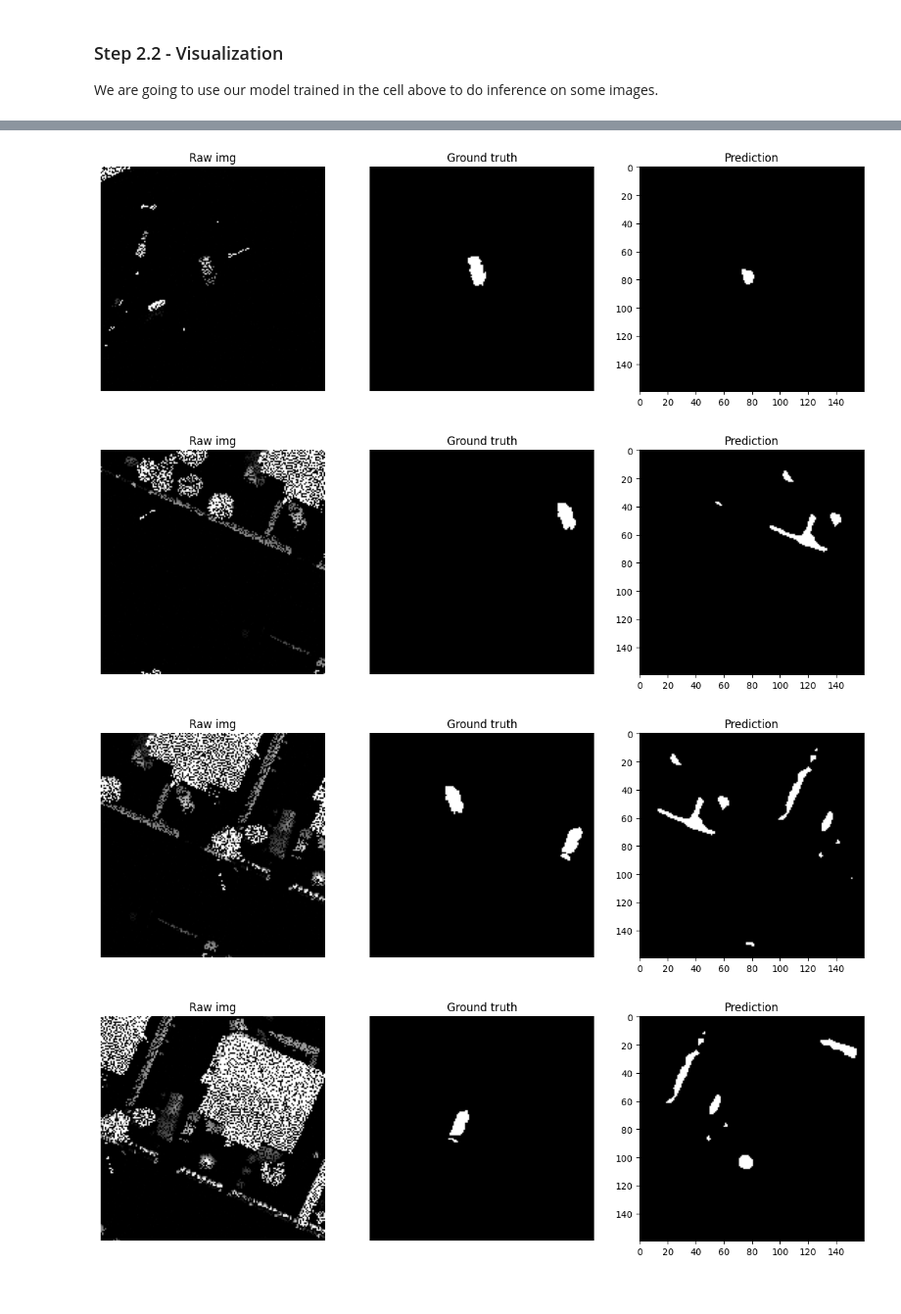
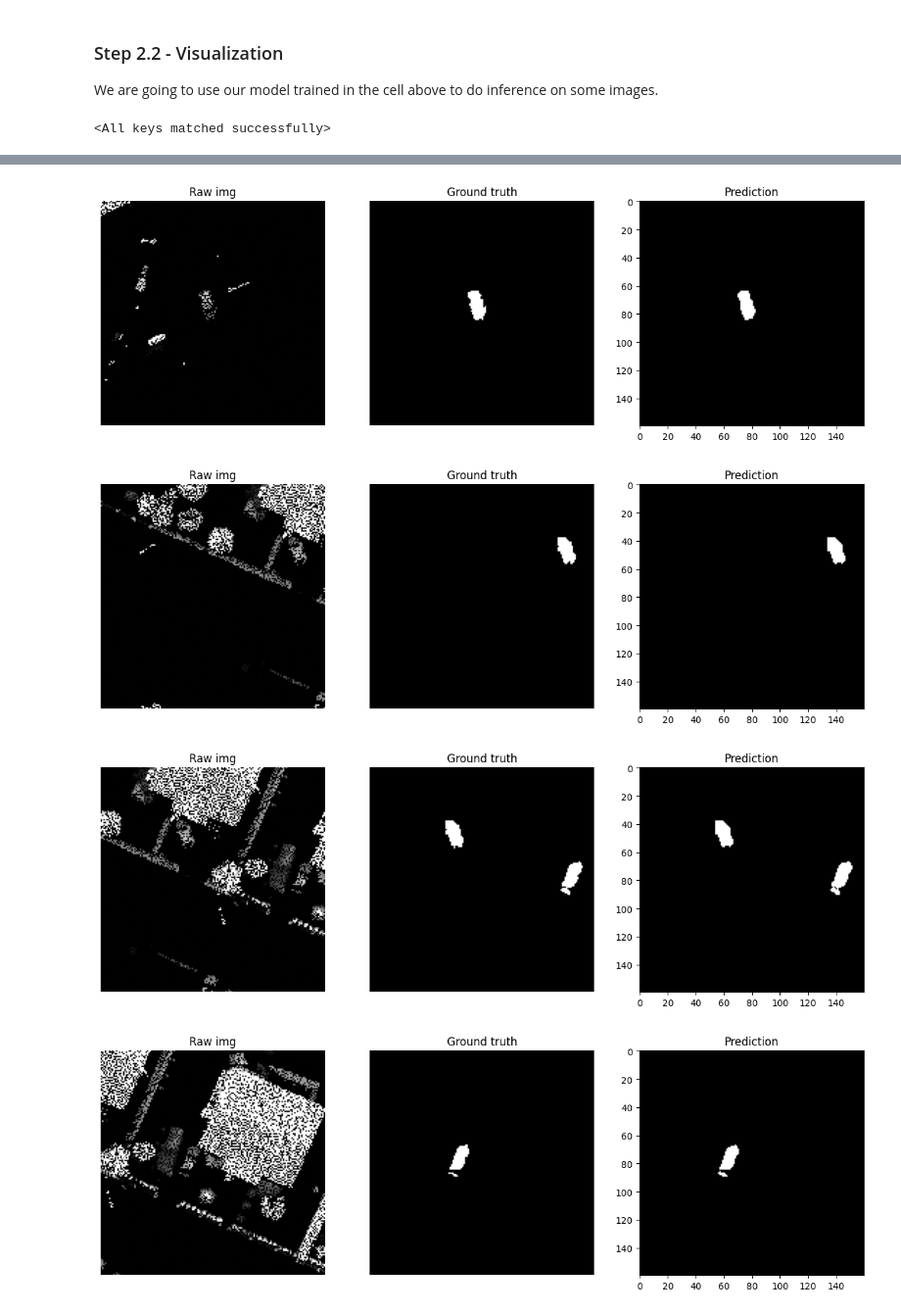
Before and after one commit to slelo/CVCA-S1E1-UNet-Image-Segmentation, a Jupyter notebook: notebooks/01_exploration.ipynb, the cells around one changed output, grey strips where cells are left out. Shown at 98% size. Cells and saved outputs as stored; diff of their text form; code cells hidden in the pictures.

```diff
--- a/notebooks/01_exploration.ipynb
+++ b/notebooks/01_exploration.ipynb
@@ -141,7 +155,8 @@ Loaded model from:  D:\_LEARN\_ComputerVision\Kaggle\Segmentation-Lidar\segment-
 # %% [markdown]
 ### Step 1.4 - Predicting on the same image as above
 # %%
-def predict():
+def predict_image(model, image, device, threshold):
+    model.eval()
     with torch.no_grad():
         input_image = image.unsqueeze(0).to(device)
         logits = model(input_image)
@@ -151,12 +166,12 @@ def predict():
         # This is because we use BCEWithLogitsLoss loss function. As the name suggests, it works with Logits, not with probabilities
         # Please refer to the PyTorch documentation: https://docs.pytorch.org/docs/2.12/generated/torch.nn.BCEWithLogitsLoss.html
         probs = torch.sigmoid(logits)
-        pred_mask = (probs > 0.5).float()
-        return pred_mask, probs
+        pred_mask = (probs > threshold).float()
+    return pred_mask, probs
 # %% [markdown]
 ### Step 1.5 - Visualizing the raw image, ground truth and prediction
 # %%
-pred_mask, probs = predict()
+pred_mask, probs = predict_image(model, image, device, 0.5)
 pred_np = pred_mask.squeeze().cpu().numpy()
 
 plt.figure(figsize=(15,4))
@@ -191,7 +206,7 @@ plt.show()
 Let's check some statistics. How many pixels are positively marked, and check the probability values in our prediction. For these values you should get a value close to 1.0
 # %%
 gt_pixels = mask.sum().item()
-pred_mask, probs = predict()
+pred_mask, probs = predict_image(model, image, device, 0.5)
 pred_pixels = pred_mask.sum().item()
 
 print("GT positive pixels:", gt_pixels)
@@ -241,10 +266,19 @@ SystemExit: 2
 # %% [markdown]
 ### Step 2.2 - Visualization
 We are going to use our model trained in the cell above to do inference on some images.
+# %%
+# loading our model to the device
+model = UNet().to(device)
+
+# loading our best model
+checkpoint_path = PROJECT_ROOT / "checkpoints" / "best_loss_model.pth"
+model.load_state_dict(torch.load(checkpoint_path, map_location=device))
+# %% [output]
+<All keys matched successfully>
 # %%
 for idx in range(10):
     image, mask = dataset[idx]
-    pred_mask, probs = predict()
+    pred_mask, probs = predict_image(model, image, device, 0.5)
     pred_np = pred_mask.squeeze().cpu().numpy()
 
     plt.figure(figsize=(15,55))
@@ -274,4 +308,4 @@ for idx in range(10):
-[figure, old version]
+[figure, new version]
-[figure, old version]
+[figure, new version]
-[figure, old version]
+[figure, new version]
-[figure, old version]
+[figure, new version]
```
Also changed, not shown: parts of 11 cells of this notebook, 3 other files.
